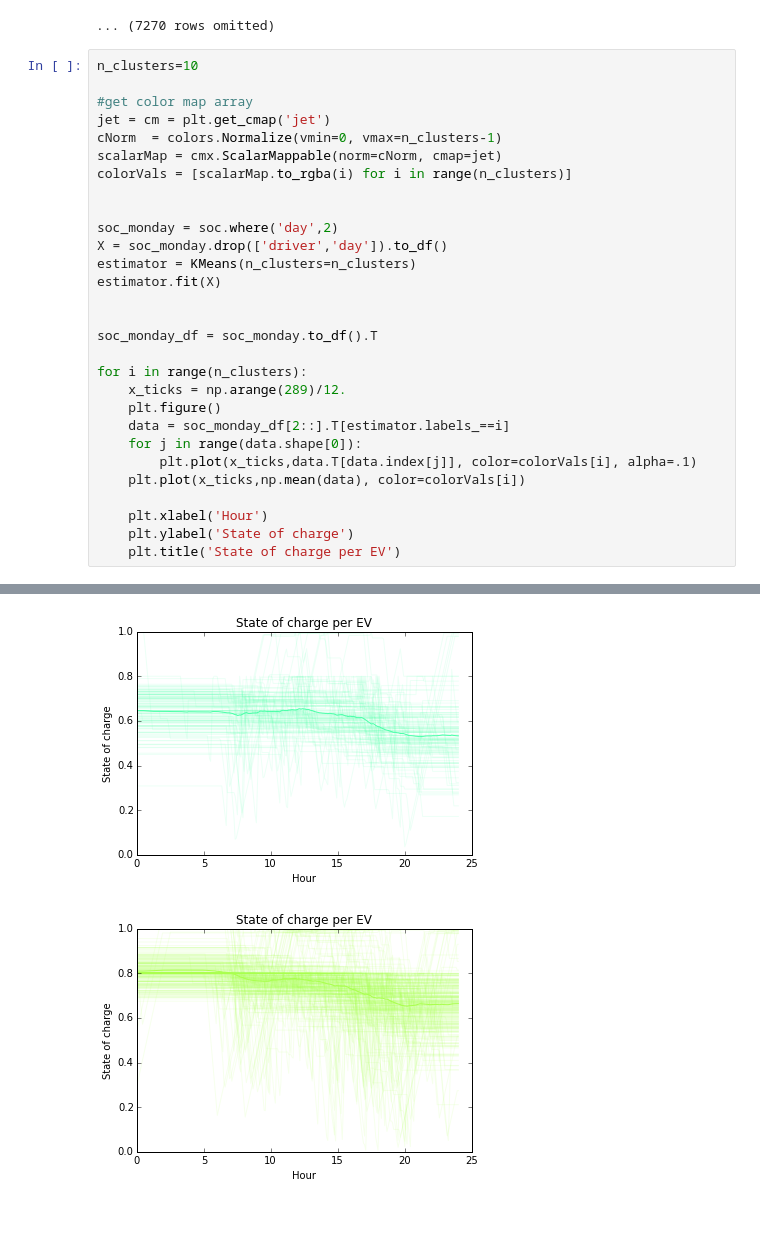
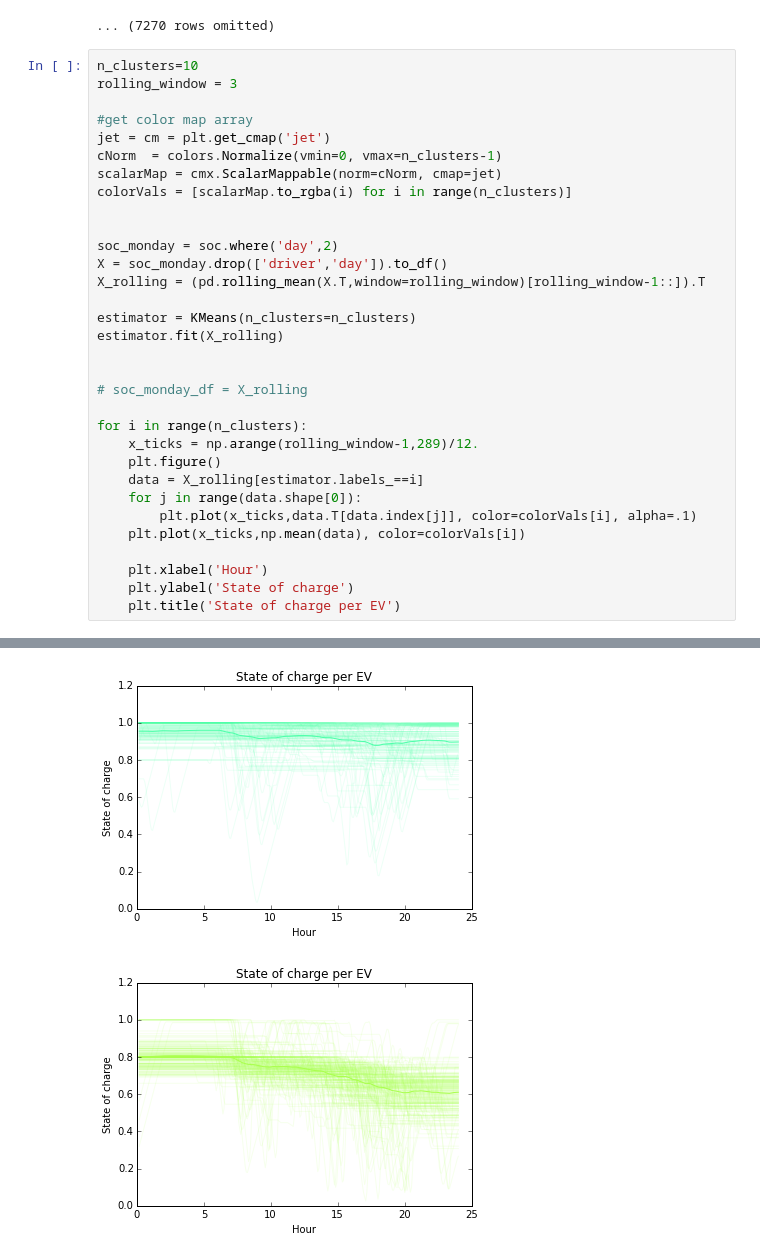
Before and after one commit to akansal1/smart-cities-connector, a Jupyter notebook: labs_in_progress/EV_Clustering.ipynb, the cells around one changed output, grey strips where cells are left out. Saved outputs shown, nothing was run; the diff lists cells and outputs as text; blank space fills up the shorter version.

Commit message:
added rolling average function

```diff
--- a/labs_in_progress/EV_Clustering.ipynb
+++ b/labs_in_progress/EV_Clustering.ipynb
@@ -28,6 +29,7 @@ soc
 ... (7270 rows omitted)
 # %%
 n_clusters=10
+rolling_window = 3
 
 #get color map array
 jet = cm = plt.get_cmap('jet')
@@ -38,16 +40,18 @@ colorVals = [scalarMap.to_rgba(i) for i in range(n_clusters)]
 
 soc_monday = soc.where('day',2)
 X = soc_monday.drop(['driver','day']).to_df()
+X_rolling = (pd.rolling_mean(X.T,window=rolling_window)[rolling_window-1::]).T
+
 estimator = KMeans(n_clusters=n_clusters)
-estimator.fit(X)
+estimator.fit(X_rolling)
 
 
-soc_monday_df = soc_monday.to_df().T
+# soc_monday_df = X_rolling
 
 for i in range(n_clusters):
-    x_ticks = np.arange(289)/12.
+    x_ticks = np.arange(rolling_window-1,289)/12.
     plt.figure()
-    data = soc_monday_df[2::].T[estimator.labels_==i]
+    data = X_rolling[estimator.labels_==i]
     for j in range(data.shape[0]):
         plt.plot(x_ticks,data.T[data.index[j]], color=colorVals[i], alpha=.1)
     plt.plot(x_ticks,np.mean(data), color=colorVals[i])
@@ -63,2 +67,2 @@ for i in range(n_clusters):
-[figure, old version]
+[figure, new version]
-[figure, old version]
+[figure, new version]
```
Also changed, not shown: parts of 3 cells of this notebook.
